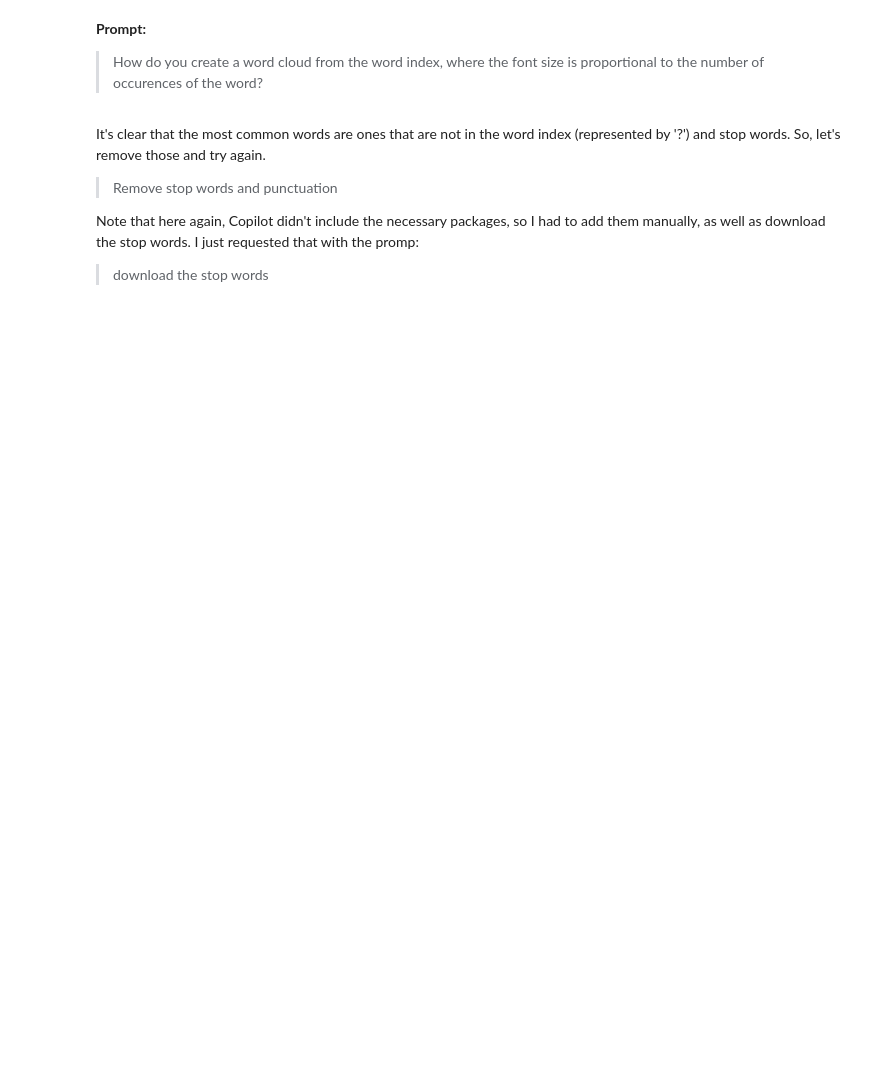
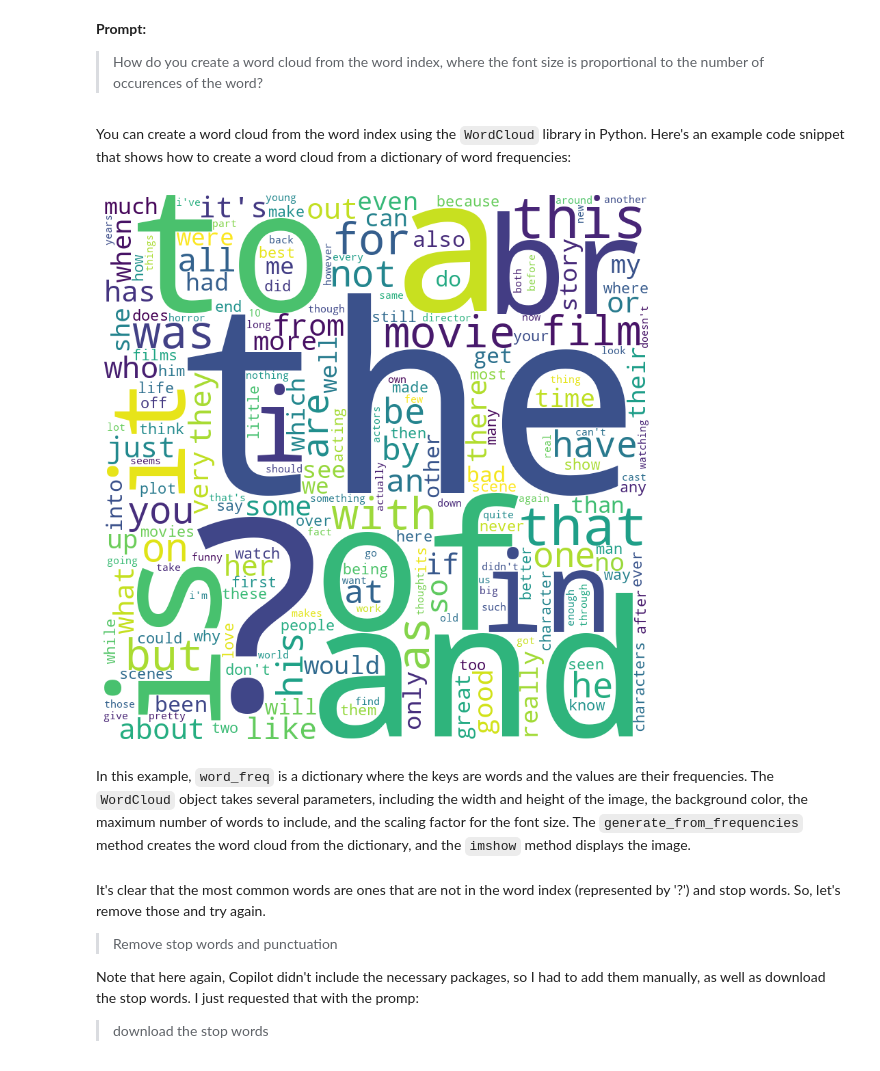
Before and after one commit to BU-Spark/ml-549-course, a Jupyter notebook: class_acts/fall23/genai_imdb_vanising.ipynb, the cells around one changed output. Cells and saved outputs as stored; diff of their text form; code cells hidden in the pictures; blank space fills up the shorter version.

```diff
--- a/class_acts/fall23/genai_imdb_vanising.ipynb
+++ b/class_acts/fall23/genai_imdb_vanising.ipynb
@@ -51,0 +70,22 @@ Now let understand the word index a little bit more. Try a prompt like:
+# %%
+from keras.datasets import imdb
+from collections import Counter
+
+# Load the dataset
+(train_data, train_labels), (test_data, test_labels) = imdb.load_data(num_words=10000)
+
+# Combine the training and test data
+all_data = train_data + test_data
+
+# Get the word index from the dataset
+word_index = imdb.get_word_index()
+
+# Map the word index to the actual words
+reverse_word_index = dict([(value, key) for (key, value) in word_index.items()])
+decoded_review = ' '.join([reverse_word_index.get(i - 3, '?') for i in train_data[0]])
+
+# Convert the data to text
+all_text = ' '.join([' '.join([reverse_word_index.get(i - 3, '?') for i in review]) for review in all_data])
+
+# Count the word frequencies
+word_freq = Counter(all_text.split())
@@ -53,6 +97,27 @@ Now let understand the word index a little bit more. Try a prompt like:
 **Prompt:**
 
 > How do you create a word cloud from the word index, where the font size is proportional to the number of occurences of the word?
+# %% [markdown]
+You can create a word cloud from the word index using the `WordCloud` library in Python. Here's an example code snippet that shows how to create a word cloud from a dictionary of word frequencies:
+# %%
+from wordcloud import WordCloud
+
+# Create a WordCloud object with the word frequencies
+wordcloud = WordCloud(width=800, height=800, background_color='white', max_words=200, relative_scaling=0.5).generate_from_frequencies(word_freq)
+
+# Display the word cloud
+import matplotlib.pyplot as plt
+plt.figure(figsize=(8,8), facecolor=None)
+plt.imshow(wordcloud)
+plt.axis("off")
+plt.tight_layout(pad=0)
+plt.show()
+# %% [output]
+[figure, added]
+# %% [markdown]
+
+
+In this example, `word_freq` is a dictionary where the keys are words and the values are their frequencies. The `WordCloud` object takes several parameters, including the width and height of the image, the background color, the maximum number of words to include, and the scaling factor for the font size. The `generate_from_frequencies` method creates the word cloud from the dictionary, and the `imshow` method displays the image.
 # %% [markdown]
 It's clear that the most common words are ones that are not in the word index
 (represented by '?') and stop words. So, let's remove those and try again.
```
Also changed, not shown: parts of 22 cells of this notebook.
